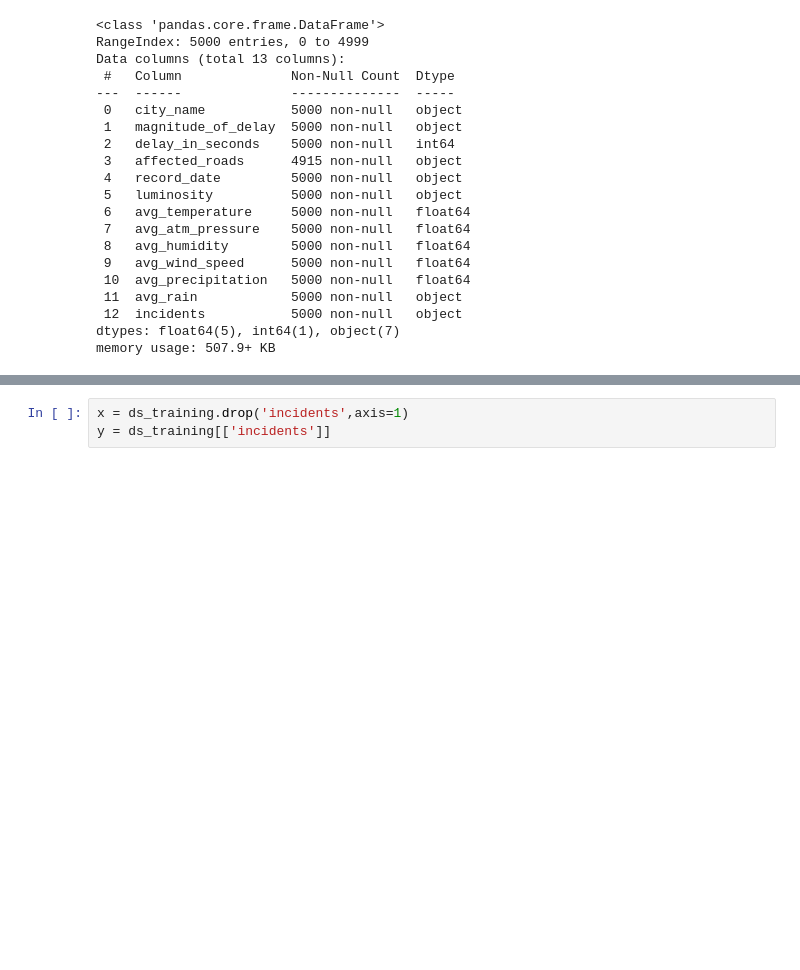
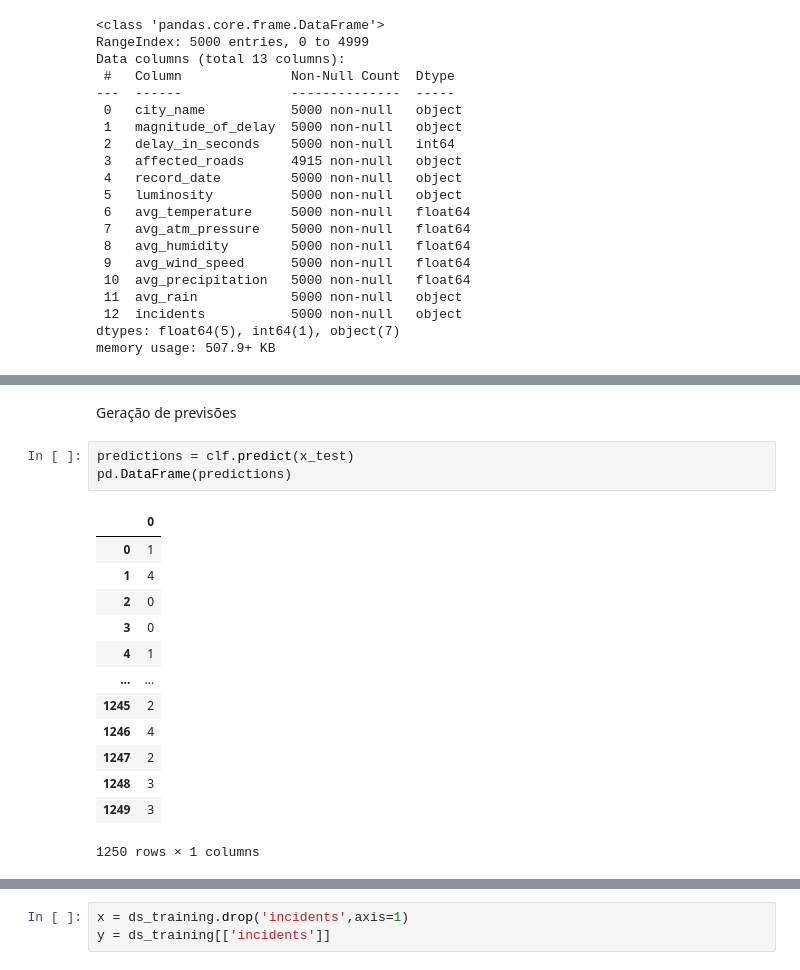
Before and after one commit to simaocunha71/machine_learning-daa, a Jupyter notebook: tarefa_kaggle.ipynb, the cells around one changed output, grey strips where cells are left out. Cells and saved outputs as stored; diff of their text form; blank space fills up the shorter version.

```diff
--- a/tarefa_kaggle.ipynb
+++ b/tarefa_kaggle.ipynb
@@ -252,0 +333,19 @@ ds_training.head()
+# %% [markdown]
+Geração de previsões
+# %%
+predictions = clf.predict(x_test)
+pd.DataFrame(predictions)
+# %% [output]
+|  | 0 |
+| 0 | 1 |
+| 1 | 4 |
+| 2 | 0 |
+| 3 | 0 |
+| 4 | 1 |
+| ... | ... |
+| 1245 | 2 |
+| 1246 | 4 |
+| 1247 | 2 |
+| 1248 | 3 |
+| 1249 | 3 |
+1250 rows × 1 columns
```
Also changed, not shown: parts of 62 cells of this notebook, 1 other file.
